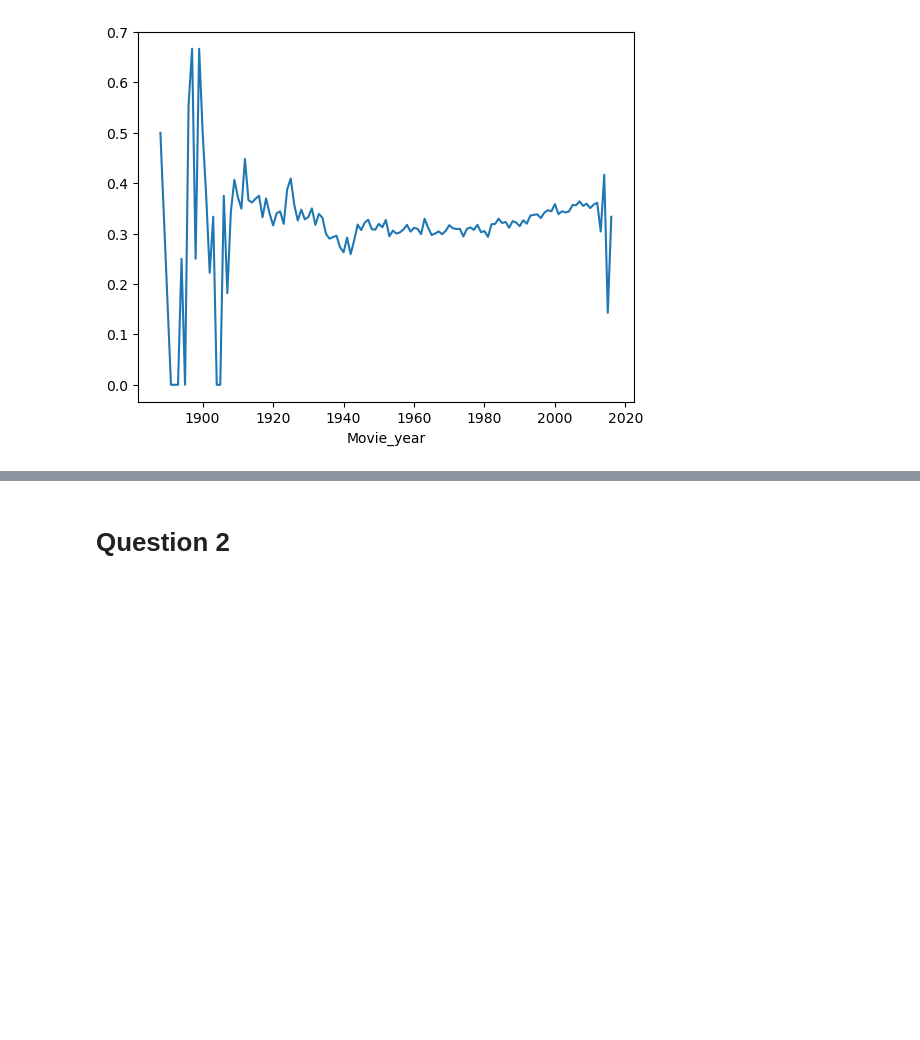
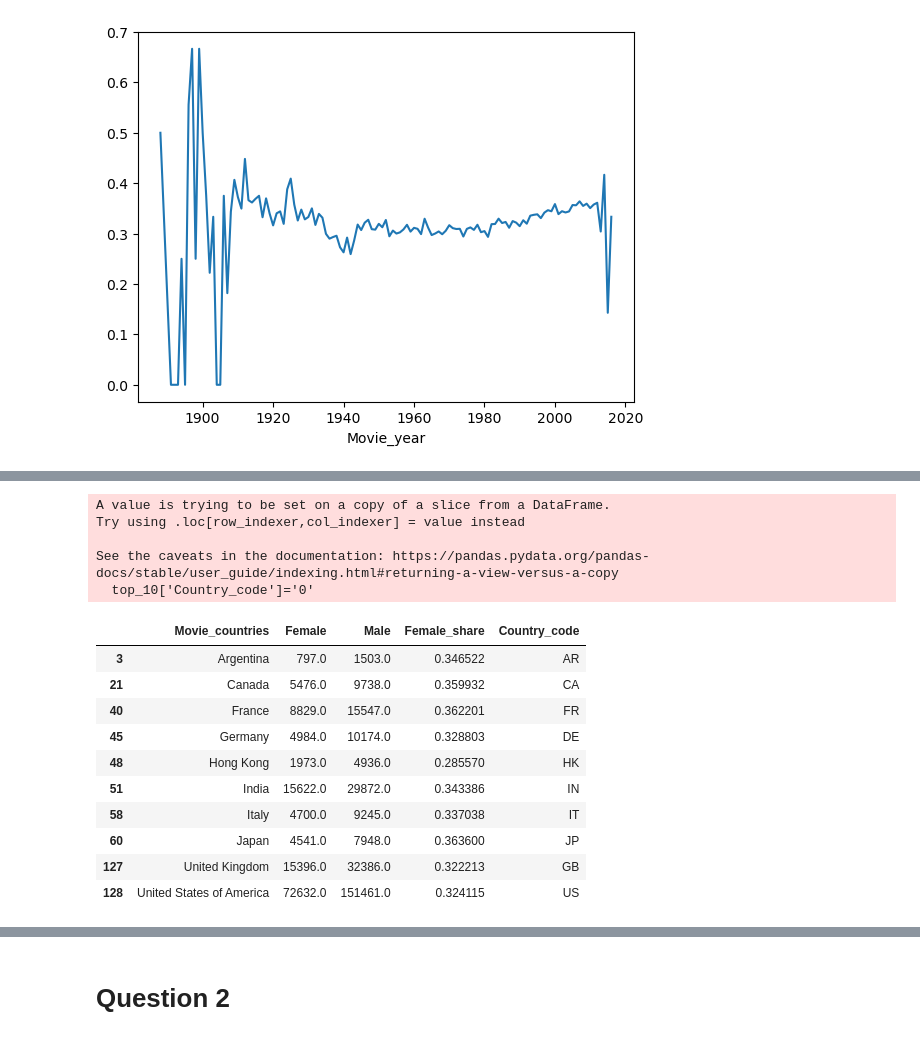
Before and after one commit to epfl-ada/ada-2022-project-silvermafia2022, a Jupyter notebook: project_movies.ipynb, the cells around one changed output, grey strips where cells are left out. Cells and saved outputs as stored; diff of their text form; code cells hidden in the pictures; blank space fills up the shorter version.

```diff
--- a/project_movies.ipynb
+++ b/project_movies.ipynb
@@ -907,0 +952,13 @@ grouped_gender_year
+# %%
+#function to convert to alpah2 country codes and continents
+from pycountry_convert import country_alpha2_to_continent_code, country_name_to_country_alpha2
+def get_continent(col):
+    try:
+        cn_a2_code =  country_name_to_country_alpha2(col)
+    except:
+        cn_a2_code = 'Unknown'
+    try:
+        cn_continent = country_alpha2_to_continent_code(cn_a2_code)
+    except:
+        cn_continent = 'Unknown'
+    return (cn_a2_code, cn_continent)
@@ -907,0 +1013,24 @@ grouped_gender_year
+# %%
+top_10['Country_code']='0'
+for i in range(0,len(top_10)):
+    top_10.iloc[i,4]=get_continent(top_10.iloc[i,0])[0]
+# %% [output]
+A value is trying to be set on a copy of a slice from a DataFrame.
+Try using .loc[row_indexer,col_indexer] = value instead
+
+See the caveats in the documentation: https://pandas.pydata.org/pandas-docs/stable/user_guide/indexing.html#returning-a-view-versus-a-copy
+  top_10['Country_code']='0'
+# %%
+top_10
+# %% [output]
+|  | Movie_countries | Female | Male | Female_share | Country_code |
+| 3 | Argentina | 797.0 | 1503.0 | 0.346522 | AR |
+| 21 | Canada | 5476.0 | 9738.0 | 0.359932 | CA |
+| 40 | France | 8829.0 | 15547.0 | 0.362201 | FR |
+| 45 | Germany | 4984.0 | 10174.0 | 0.328803 | DE |
+| 48 | Hong Kong | 1973.0 | 4936.0 | 0.285570 | HK |
+| 51 | India | 15622.0 | 29872.0 | 0.343386 | IN |
+| 58 | Italy | 4700.0 | 9245.0 | 0.337038 | IT |
+| 60 | Japan | 4541.0 | 7948.0 | 0.363600 | JP |
+| 127 | United Kingdom | 15396.0 | 32386.0 | 0.322213 | GB |
+| 128 | United States of America | 72632.0 | 151461.0 | 0.324115 | US |
```
Also changed, not shown: parts of 27 cells of this notebook.
